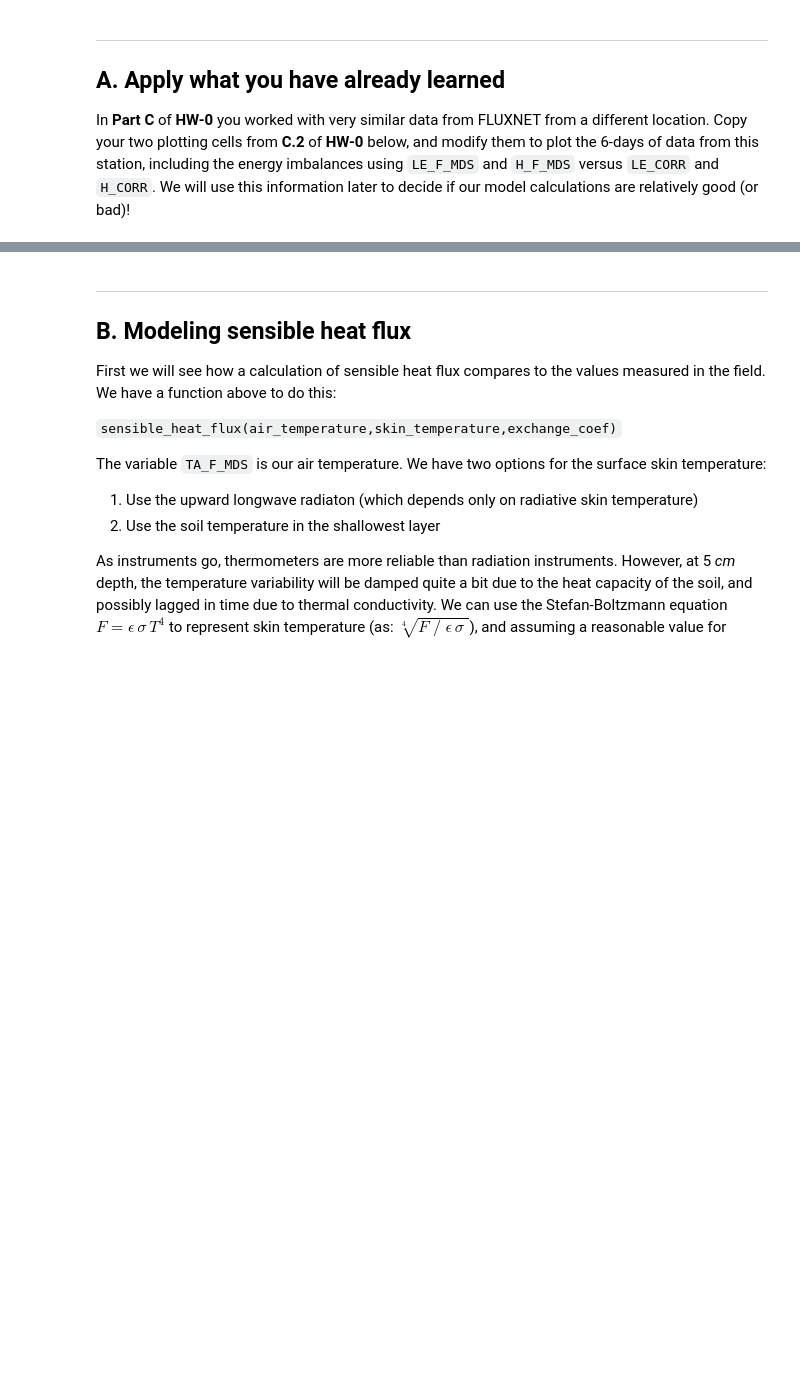
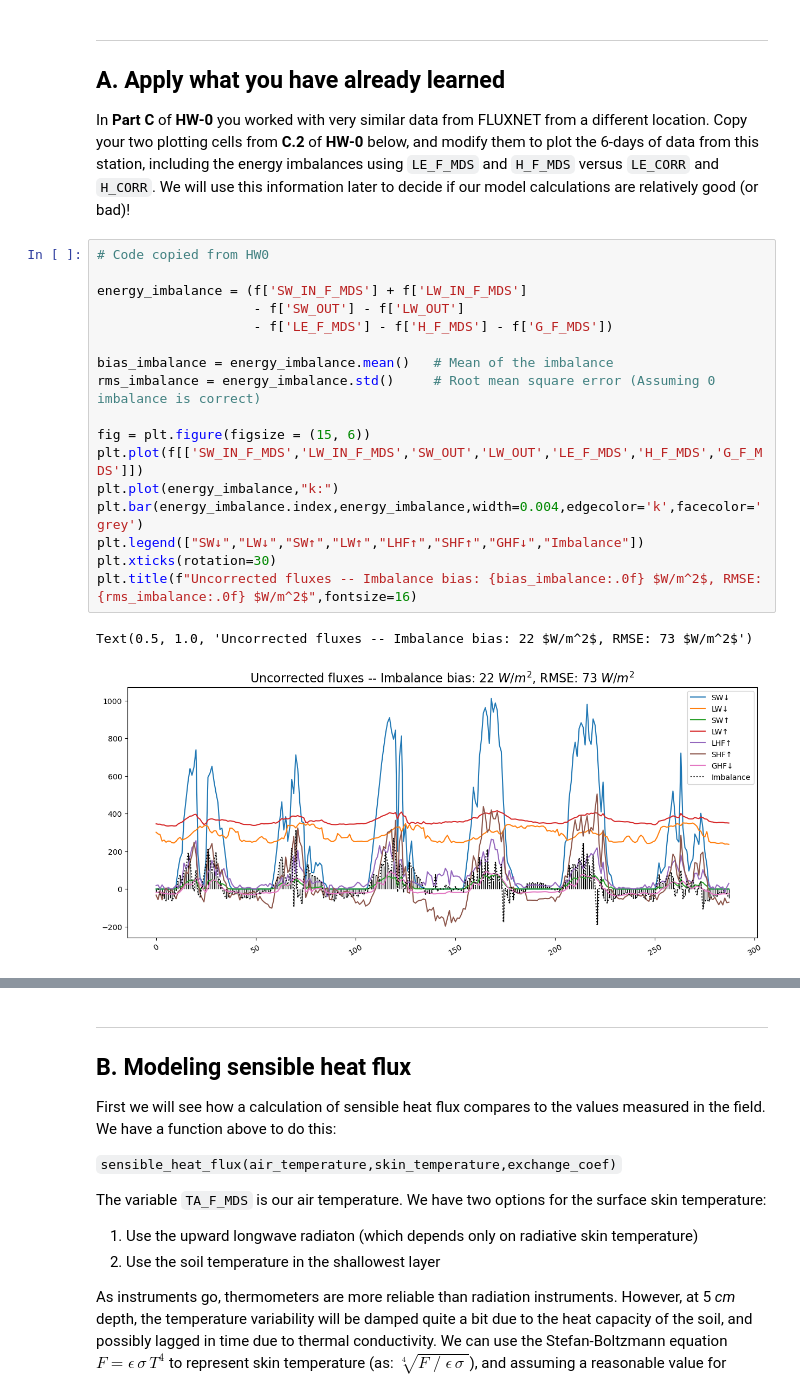
Before and after one commit to anlawyer/land-climate-interactions, a Jupyter notebook: HW3/CLIM614_HW_3.ipynb, the cells around one changed output, grey strips where cells are left out. Saved outputs shown, nothing was run; the diff lists cells and outputs as text; blank space fills up the shorter version.

```diff
--- a/HW3/CLIM614_HW_3.ipynb
+++ b/HW3/CLIM614_HW_3.ipynb
@@ -388,3 +393,23 @@ Most of them have to do with plant ecology [all the ones starting with `NEE` (ne
 ## A. Apply what you have already learned
 
 In **Part C** of **HW-0** you worked with very similar data from FLUXNET from a different location. Copy your two plotting cells from **C.2** of **HW-0** below, and modify them to plot the 6-days of data from this station, including the energy imbalances using `LE_F_MDS` and `H_F_MDS` versus `LE_CORR` and `H_CORR`. We will use this information later to decide if our model calculations are relatively good (or bad)!
+# %%
+# Code copied from HW0
+
+energy_imbalance = (f['SW_IN_F_MDS'] + f['LW_IN_F_MDS']
+                    - f['SW_OUT'] - f['LW_OUT']
+                    - f['LE_F_MDS'] - f['H_F_MDS'] - f['G_F_MDS'])
+
+bias_imbalance = energy_imbalance.mean()   # Mean of the imbalance
+rms_imbalance = energy_imbalance.std()     # Root mean square error (Assuming 0 imbalance is correct)
+
+fig = plt.figure(figsize = (15, 6))
+plt.plot(f[['SW_IN_F_MDS','LW_IN_F_MDS','SW_OUT','LW_OUT','LE_F_MDS','H_F_MDS','G_F_MDS']])
+plt.plot(energy_imbalance,"k:")
+plt.bar(energy_imbalance.index,energy_imbalance,width=0.004,edgecolor='k',facecolor='grey')
+plt.legend(["SW↓","LW↓","SW↑","LW↑","LHF↑","SHF↑","GHF↓","Imbalance"])
+plt.xticks(rotation=30)
+plt.title(f"Uncorrected fluxes -- Imbalance bias: {bias_imbalance:.0f} $W/m^2$, RMSE: {rms_imbalance:.0f} $W/m^2$",fontsize=16)
+# %% [output]
+Text(0.5, 1.0, 'Uncorrected fluxes -- Imbalance bias: 22 $W/m^2$, RMSE: 73 $W/m^2$')
+[figure, added]
```
Also changed, not shown: parts of 8 cells of this notebook.
